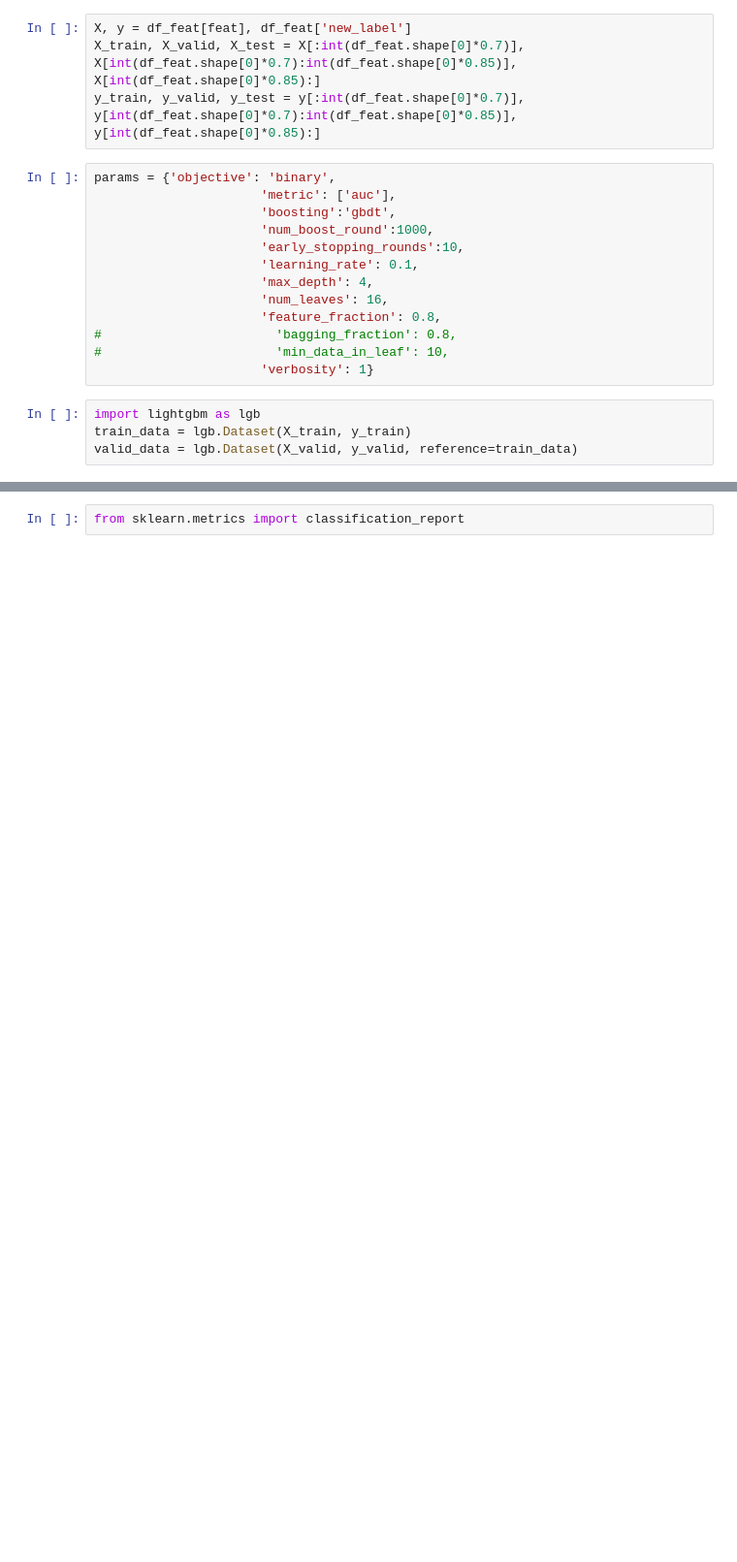
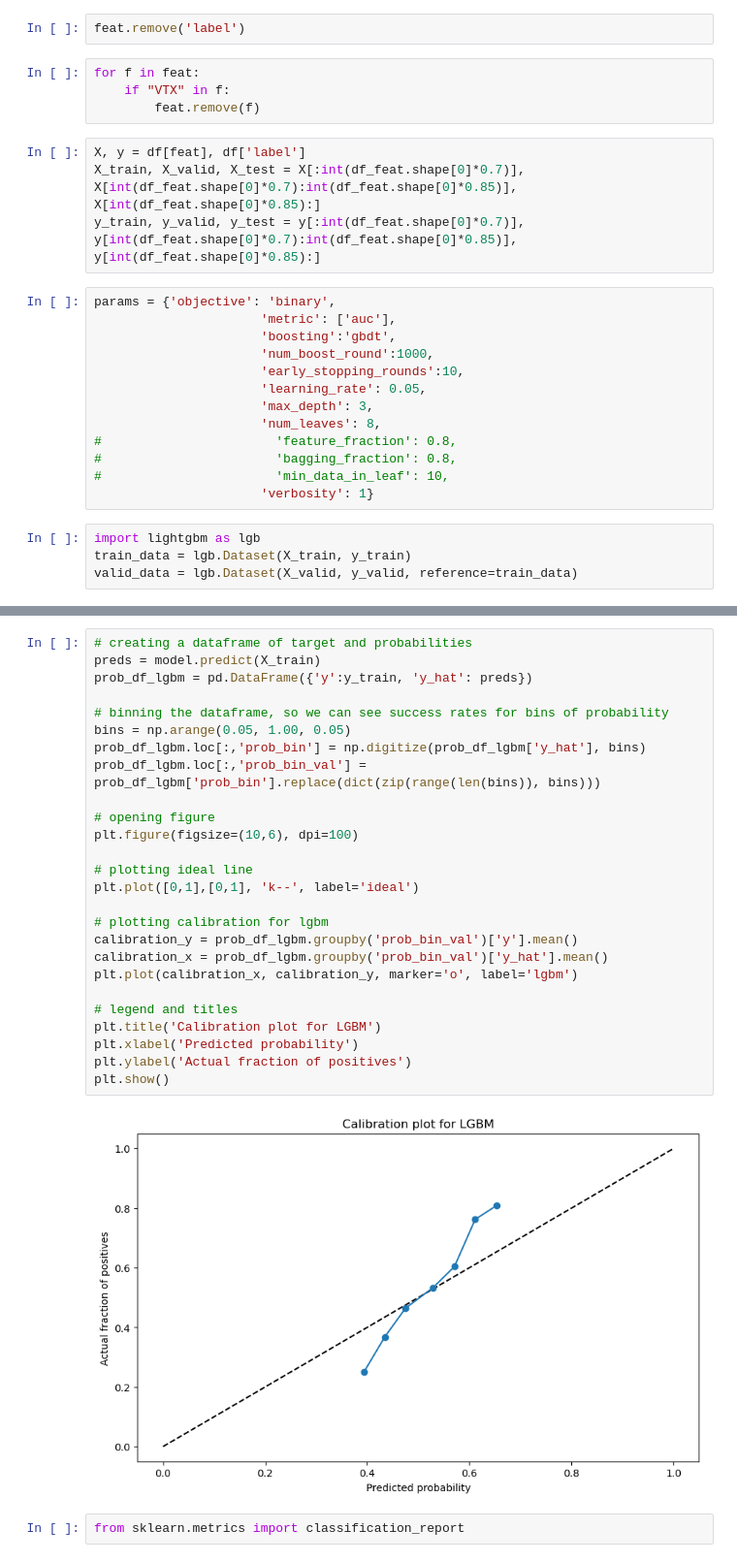
Before and after one commit to NgTMDuc/Bitcoin_Price_Prediction, a Jupyter notebook: staking_model_component.ipynb, the cells around one changed output, grey strips where cells are left out. Shown at 97% size. Saved outputs shown, nothing was run; the diff lists cells and outputs as text; blank space fills up the shorter version.

```diff
--- a/staking_model_component.ipynb
+++ b/staking_model_component.ipynb
@@ -373,5 +238,11 @@ model = LGBMClassifier()
+# %%
+feat.remove('label')
+# %%
+for f in feat:
+    if "VTX" in f:
+        feat.remove(f)
 # %%
-X, y = df_feat[feat], df_feat['new_label']
+X, y = df[feat], df['label']
 X_train, X_valid, X_test = X[:int(df_feat.shape[0]*0.7)], X[int(df_feat.shape[0]*0.7):int(df_feat.shape[0]*0.85)], X[int(df_feat.shape[0]*0.85):]
 y_train, y_valid, y_test = y[:int(df_feat.shape[0]*0.7)], y[int(df_feat.shape[0]*0.7):int(df_feat.shape[0]*0.85)], y[int(df_feat.shape[0]*0.85):]
 # %%
@@ -380,10 +251,10 @@ params = {'objective': 'binary',
                       'boosting':'gbdt',
                       'num_boost_round':1000,
                       'early_stopping_rounds':10,
-                      'learning_rate': 0.1,
-                      'max_depth': 4,
-                      'num_leaves': 16,
-                      'feature_fraction': 0.8,
+                      'learning_rate': 0.05,
+                      'max_depth': 3,
+                      'num_leaves': 8,
+#                       'feature_fraction': 0.8,
 #                       'bagging_fraction': 0.8,
 #                       'min_data_in_leaf': 10,
                       'verbosity': 1}
@@ -468,2 +345,30 @@ df_feat
+# %%
+# creating a dataframe of target and probabilities
+preds = model.predict(X_train)
+prob_df_lgbm = pd.DataFrame({'y':y_train, 'y_hat': preds})
+
+# binning the dataframe, so we can see success rates for bins of probability
+bins = np.arange(0.05, 1.00, 0.05)
+prob_df_lgbm.loc[:,'prob_bin'] = np.digitize(prob_df_lgbm['y_hat'], bins)
+prob_df_lgbm.loc[:,'prob_bin_val'] = prob_df_lgbm['prob_bin'].replace(dict(zip(range(len(bins)), bins)))
+
+# opening figure
+plt.figure(figsize=(10,6), dpi=100)
+
+# plotting ideal line
+plt.plot([0,1],[0,1], 'k--', label='ideal')
+
+# plotting calibration for lgbm
+calibration_y = prob_df_lgbm.groupby('prob_bin_val')['y'].mean()
+calibration_x = prob_df_lgbm.groupby('prob_bin_val')['y_hat'].mean()
+plt.plot(calibration_x, calibration_y, marker='o', label='lgbm')
+
+# legend and titles
+plt.title('Calibration plot for LGBM')
+plt.xlabel('Predicted probability')
+plt.ylabel('Actual fraction of positives')
+plt.show()
+# %% [output]
+[figure, added]
 # %%
 from sklearn.metrics import classification_report
```
Also changed, not shown: parts of 43 cells of this notebook, 2 other files.
